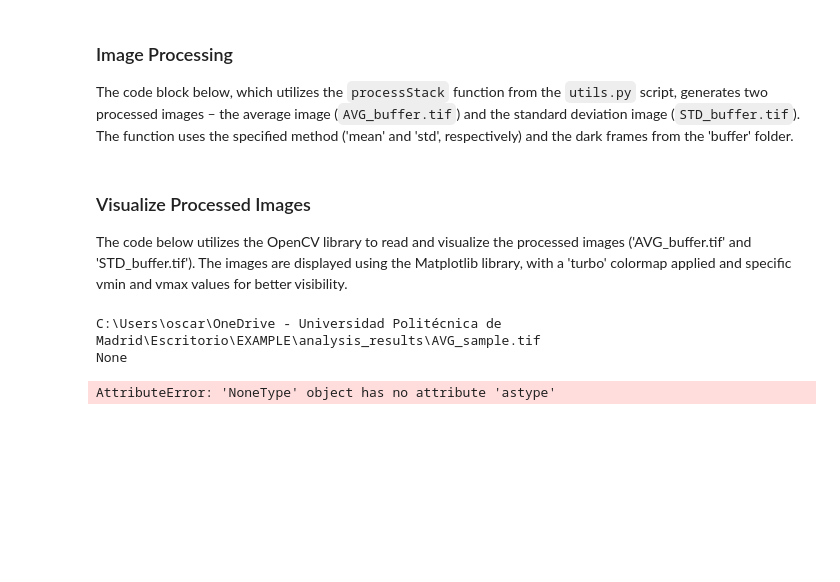
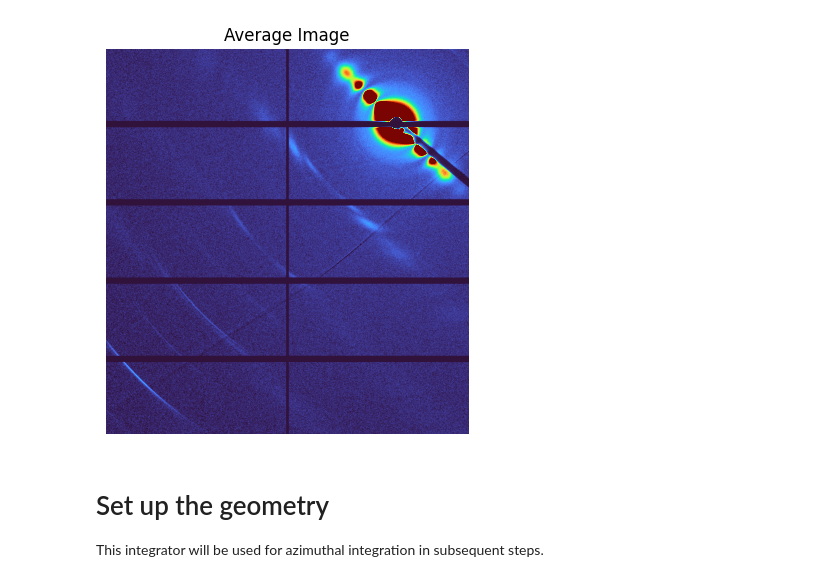
Before and after one commit to bioscar000/TFM, a Jupyter notebook: EXAMPLE.ipynb, the cells around one changed output. Drawn from its saved outputs; the diff is of its cells as text; code cells hidden in the pictures; blank space fills up the shorter version.

```diff
--- a/EXAMPLE.ipynb
+++ b/EXAMPLE.ipynb
@@ -95,4 +71,0 @@ sample_files = [os.path.join(sample_folder_path, file) for file in os.listdir(sa
-# %% [markdown]
-### Image Processing
-
-The code block below, which utilizes the `processStack` function from the `utils.py` script, generates two processed images – the average image (`AVG_buffer.tif`) and the standard deviation image (`STD_buffer.tif`). The function uses the specified method ('mean' and 'std', respectively) and the dark frames from the 'buffer' folder.
@@ -102,40 +72,31 @@ processStack(sample_files, method='std', dark=buffer_files, name=std_sample_path
-# %% [markdown]
-### Visualize Processed Images
-
-The code below utilizes the OpenCV library to read and visualize the processed images ('AVG_buffer.tif' and 'STD_buffer.tif'). The images are displayed using the Matplotlib library, with a 'turbo' colormap applied and specific vmin and vmax values for better visibility.
+# %%
+# Define files names
+avg_sample = './TFM/results/AVG_sample.tif'
+
+# Define basename folders
+buffer_folder = './TFM/raw_data/buffer/'
+sample_folder = './TFM/raw_data/sample/'
+
+# Create stacks
+buffer_files = [buffer_folder + file for file in os.listdir(buffer_folder)]
+sample_files = [sample_folder + file for file in os.listdir(sample_folder)]
+
+# Process raw data and obtain TIF images
+TFM.utils.processStack(sample_files, method='mean', dark=buffer_files, name=avg_sample)
 # %%
-import cv2
-import numpy as np
+import tifffile
 import matplotlib.pyplot as plt
 
+# Read image
+avg_img = tifffile.imread(avg_sample)
 
-print(avg_sample_path)
-# Read images
-avg_image = cv2.imread(avg_sample_path, cv2.IMREAD_UNCHANGED)
-std_image = cv2.imread(std_sample_path, cv2.IMREAD_UNCHANGED)
-print(avg_image)
-
-# Convert data type to float
-avg_image = avg_image.astype(float)
-std_image = std_image.astype(float)
-
-# Create fig
+# Show images
 plt.figure(figsize=(10, 5))
 
 # Plot average image
-plt.subplot(1, 2, 1)
-plt.imshow(avg_image, cmap='turbo', vmin=0, vmax=200)
+plt.imshow(avg_img, cmap='turbo', vmin=0, vmax=200)
 plt.title('Average Image')
 plt.axis('off')
-
-# Plot standard deviation image
-plt.subplot(1, 2, 2)
-plt.imshow(std_image, cmap='turbo', vmin=0, vmax=200)
-plt.title('Standard Deviation Image')
-plt.axis('off')
-
 plt.show()
 # %% [output]
-C:\Users\oscar\OneDrive - Universidad Politécnica de Madrid\Escritorio\EXAMPLE\analysis_results\AVG_sample.tif
-None
-AttributeError: 'NoneType' object has no attribute 'astype'
+[figure, added]
@@ -143,0 +103,4 @@ ai = pyFAI.load(os.path.join(data_folder_path, 'calibrant/pilatus_AgBh_000_0000.
+# %% [markdown]
+# Set up the geometry
+
+This integrator will be used for azimuthal integration in subsequent steps.
```
Also changed, not shown: parts of 22 cells of this notebook.
